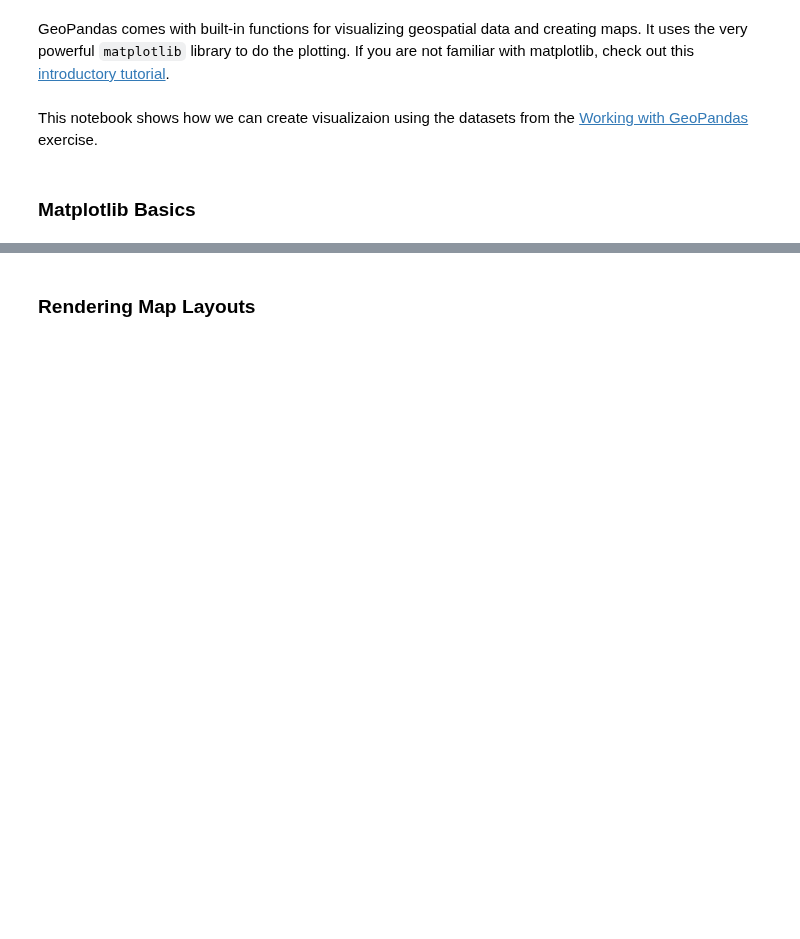
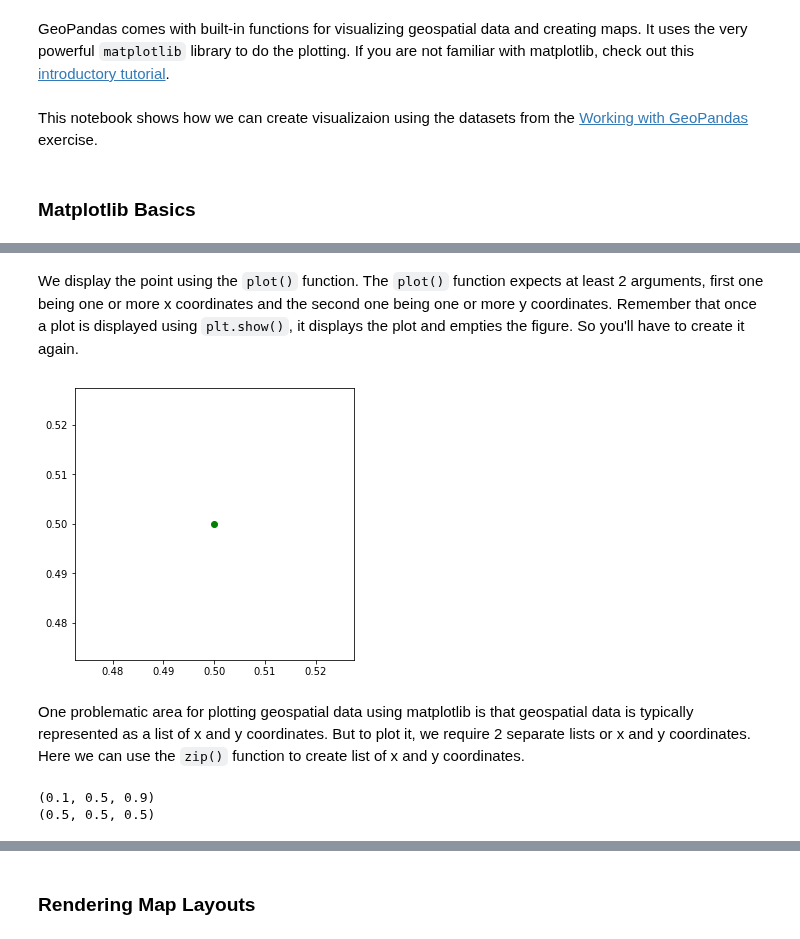
Before and after one commit to spatialthoughts/courses, a Jupyter notebook: code/python_foundation/supplement1_plotting.ipynb, the cells around one changed output, grey strips where cells are left out. Cells and saved outputs as stored; diff of their text form; code cells hidden in the pictures; blank space fills up the shorter version.

```diff
--- a/code/python_foundation/supplement1_plotting.ipynb
+++ b/code/python_foundation/supplement1_plotting.ipynb
@@ -29,0 +40,21 @@ We can now work on creating a *figure* with multiple *axes* - each with a differ
+# %%
+point = (0.5, 0.5)
+# %% [markdown]
+We display the point using the `plot()` function. The `plot()` function expects at least 2 arguments, first one being one or more x coordinates and the second one being one or more y coordinates. Remember that once a plot is displayed using `plt.show()`, it displays the plot and empties the figure. So you'll have to create it again.
+# %%
+fig, ax = plt.subplots(1, 1)
+fig.set_size_inches(5,5)
+ax.plot(point[0], point[1], color='green', marker='o')
+plt.show()
+# %% [output]
+[figure, added]
+# %% [markdown]
+One problematic area for plotting geospatial data using matplotlib is that geospatial data is typically represented as a list of x and y coordinates. But to plot it, we require 2 separate lists or x and y coordinates. Here we can use the `zip()` function to create list of x and y coordinates.
+# %%
+points = [(0.1, 0.5), (0.5, 0.5), (0.9, 0.5)]
+x, y = zip(*points)
+print(x)
+print(y)
+# %% [output]
+(0.1, 0.5, 0.9)
+(0.5, 0.5, 0.5)
```
Also changed, not shown: parts of 9 cells of this notebook.
